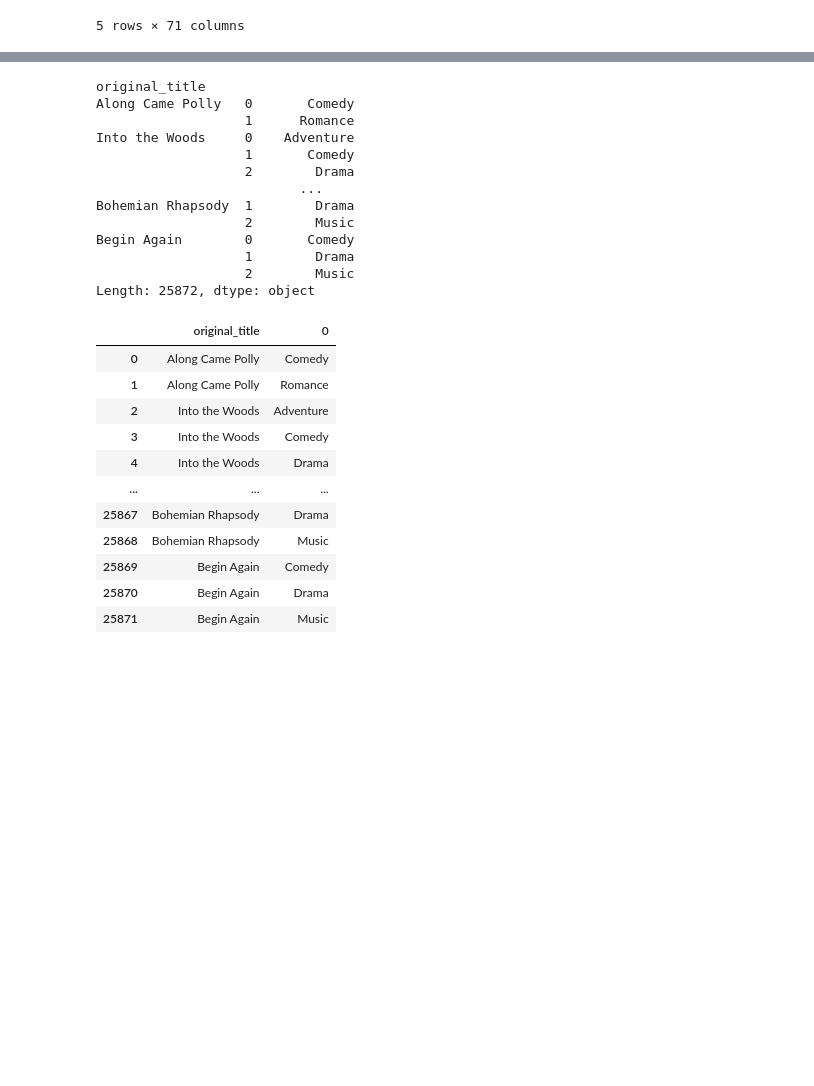
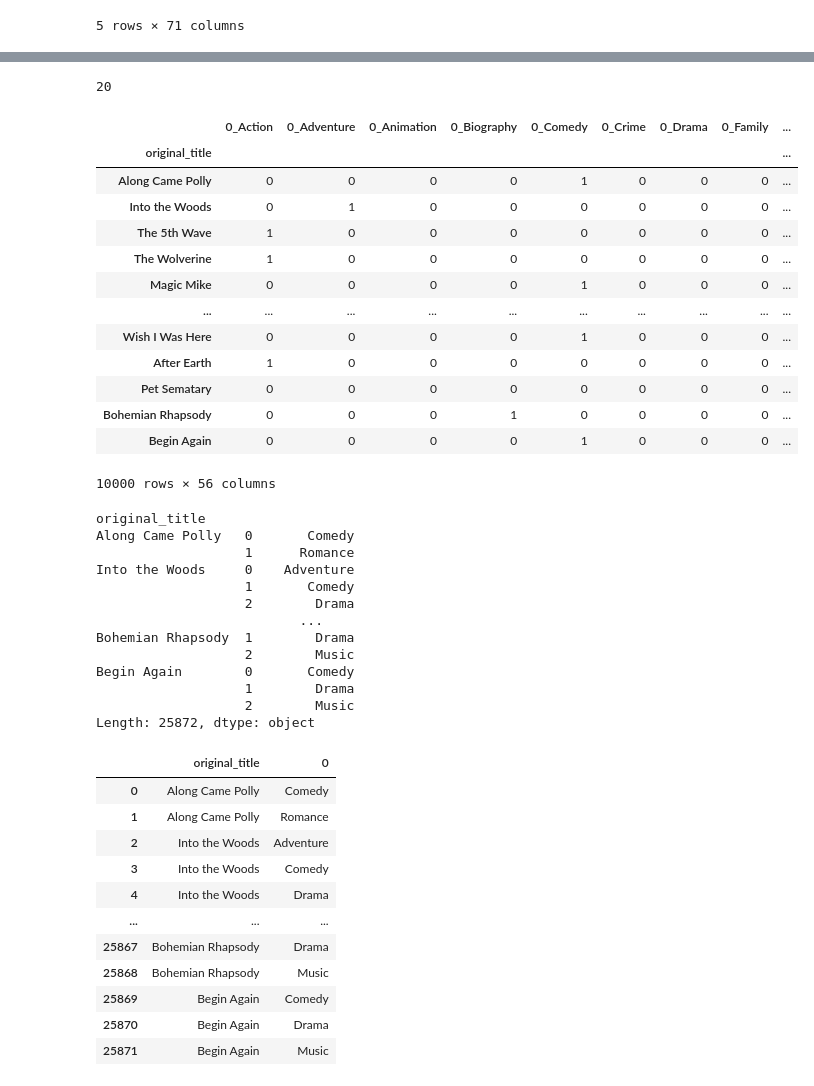
Before and after one commit to ianmkinney/imdb-machine-learning, a Jupyter notebook: sample_cleaning.ipynb, the cells around one changed output, grey strips where cells are left out. Cells and saved outputs as stored; diff of their text form; code cells hidden in the pictures; blank space fills up the shorter version.

```diff
--- a/sample_cleaning.ipynb
+++ b/sample_cleaning.ipynb
@@ -17,0 +91,3 @@ sample_df.head()
+# %%
+old_df = pd.DataFrame(sample_df.genre.str.split(', ').tolist(), index=sample_df.original_title)
+old_df
@@ -18 +109,23 @@ sample_df.head()
+# %%
+old_df[2].nunique()
+# %% [output]
+20
+# %%
+dummy_df = pd.get_dummies(old_df, columns=[0,1,2])
+dummy_df
+# %% [output]
+|  | 0_Action | 0_Adventure | 0_Animation | 0_Biography | 0_Comedy | 0_Crime | 0_Drama | 0_Family | ... |
+| original_title |  |  |  |  |  |  |  |  | ... |
+| Along Came Polly | 0 | 0 | 0 | 0 | 1 | 0 | 0 | 0 | ... |
+| Into the Woods | 0 | 1 | 0 | 0 | 0 | 0 | 0 | 0 | ... |
+| The 5th Wave | 1 | 0 | 0 | 0 | 0 | 0 | 0 | 0 | ... |
+| The Wolverine | 1 | 0 | 0 | 0 | 0 | 0 | 0 | 0 | ... |
+| Magic Mike | 0 | 0 | 0 | 0 | 1 | 0 | 0 | 0 | ... |
+| ... | ... | ... | ... | ... | ... | ... | ... | ... | ... |
+| Wish I Was Here | 0 | 0 | 0 | 0 | 1 | 0 | 0 | 0 | ... |
+| After Earth | 1 | 0 | 0 | 0 | 0 | 0 | 0 | 0 | ... |
+| Pet Sematary | 0 | 0 | 0 | 0 | 0 | 0 | 0 | 0 | ... |
+| Bohemian Rhapsody | 0 | 0 | 0 | 1 | 0 | 0 | 0 | 0 | ... |
+| Begin Again | 0 | 0 | 0 | 0 | 1 | 0 | 0 | 0 | ... |
+10000 rows × 56 columns
 # %%
```
Also changed, not shown: parts of 13 cells of this notebook.
